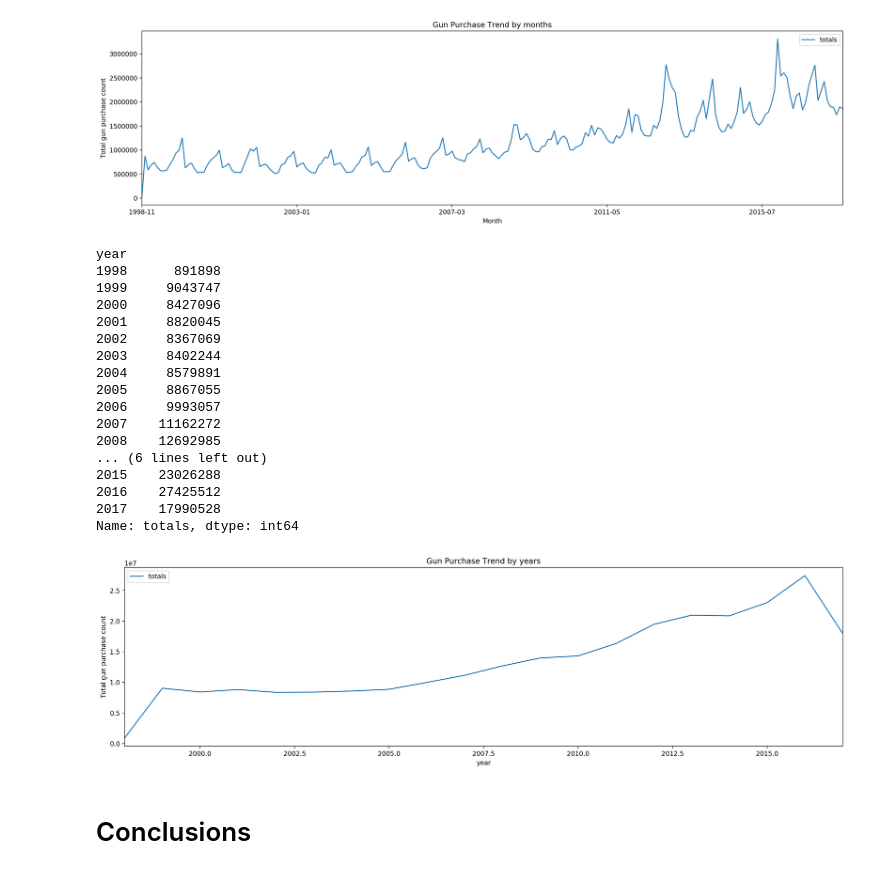
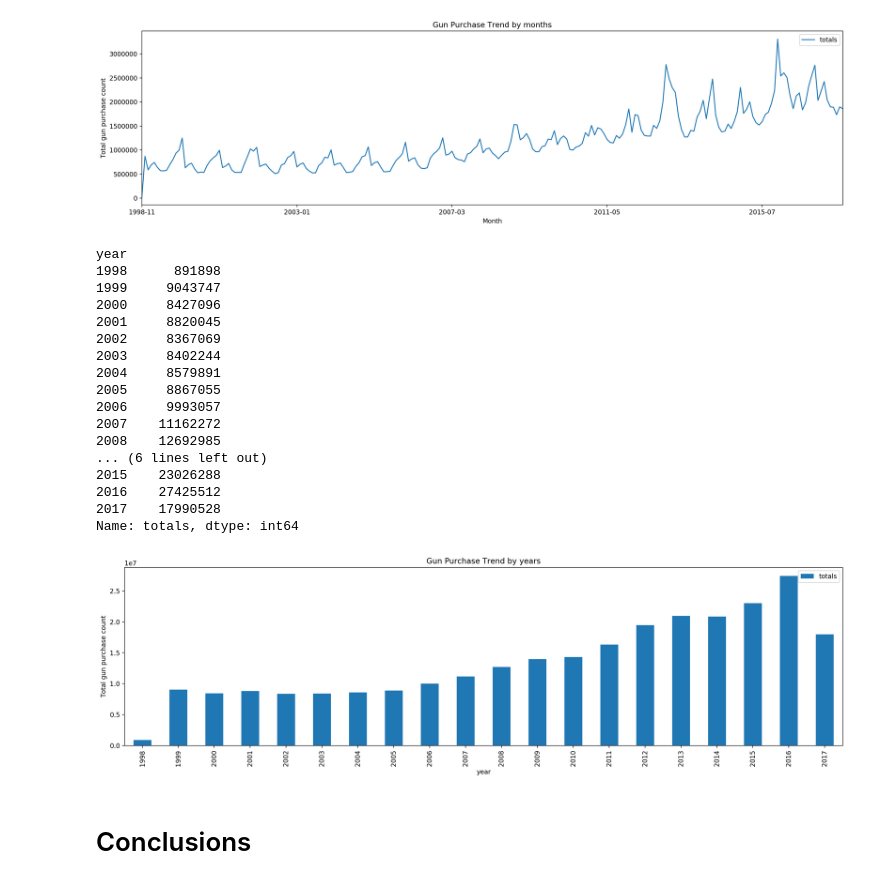
Before and after one commit to abhinav3/FBI-Gun-Data-Analysis, a Jupyter notebook: FBI-NICS-DATA-ANALYSATION.ipynb, the cells around one changed output. Saved outputs shown, nothing was run; the diff lists cells and outputs as text; code cells hidden in the pictures.

Commit message:
setting year wise plot to bar plot

```diff
--- a/FBI-NICS-DATA-ANALYSATION.ipynb
+++ b/FBI-NICS-DATA-ANALYSATION.ipynb
@@ -471,33 +471,33 @@ plt.show()
 # %%
 #2. Create line chart using grouped data by year, which can be used to observe the change during the year
 plt.figure(figsize=(20,5))
 print(gun_data.groupby('year')['totals'].sum())
-gun_data.groupby('year')['totals'].sum().plot(kind='line')
+gun_data.groupby('year')['totals'].sum().plot(kind='bar')
 
 plt.ylabel('Total gun purchase count')
 plt.xlabel('year')
 plt.title("Gun Purchase Trend by years")
 plt.legend()
 plt.show()
 # %% [output]
 year
 1998      891898
 1999     9043747
 2000     8427096
 2001     8820045
 2002     8367069
 2003     8402244
 2004     8579891
 2005     8867055
 2006     9993057
 2007    11162272
 2008    12692985
 ... (6 lines left out)
 2015    23026288
 2016    27425512
 2017    17990528
 Name: totals, dtype: int64
-[figure, old version]
+[figure, new version]
 # %% [markdown]
 # Conclusions
 # %% [markdown]
```
